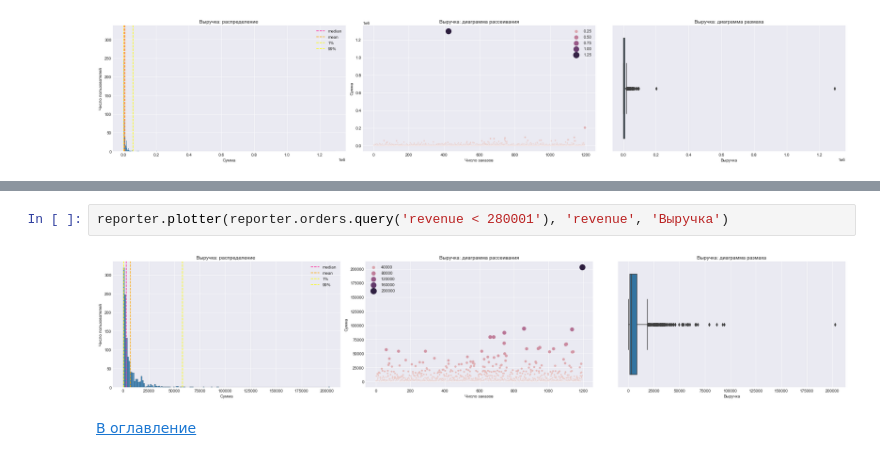
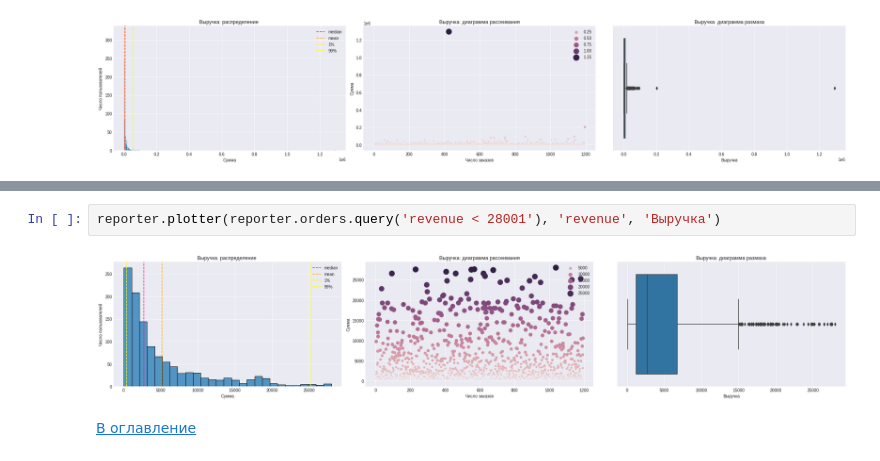
Before and after one commit to ikazman/practicum_da_projects, a Jupyter notebook: ab_testing/ab_testing.ipynb, the cells around one changed output, grey strips where cells are left out. Cells and saved outputs as stored; diff of their text form.

```diff
--- a/ab_testing/ab_testing.ipynb
+++ b/ab_testing/ab_testing.ipynb
@@ -187,7 +189,7 @@ reporter.orders[['revenue']].describe(percentiles=[.25, .5, .75, .95, .99]).T
 # %%
-reporter.plotter(reporter.orders.query('revenue < 280001'), 'revenue', 'Выручка')
+reporter.plotter(reporter.orders.query('revenue < 28001'), 'revenue', 'Выручка')
 # %% [output]
-[figure, old version]
+[figure, new version]
 # %% [markdown]
 [В оглавление](#TOC)
 # %% [markdown]
```
Also changed, not shown: parts of 6 cells of this notebook, 3 other files.
